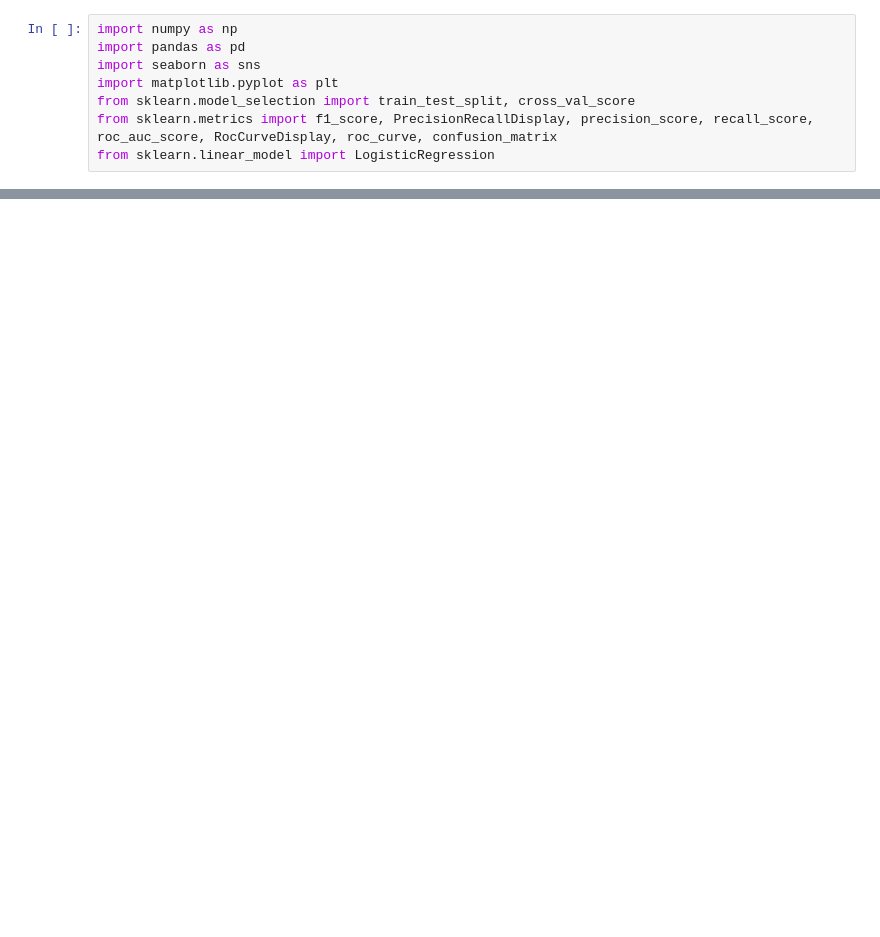
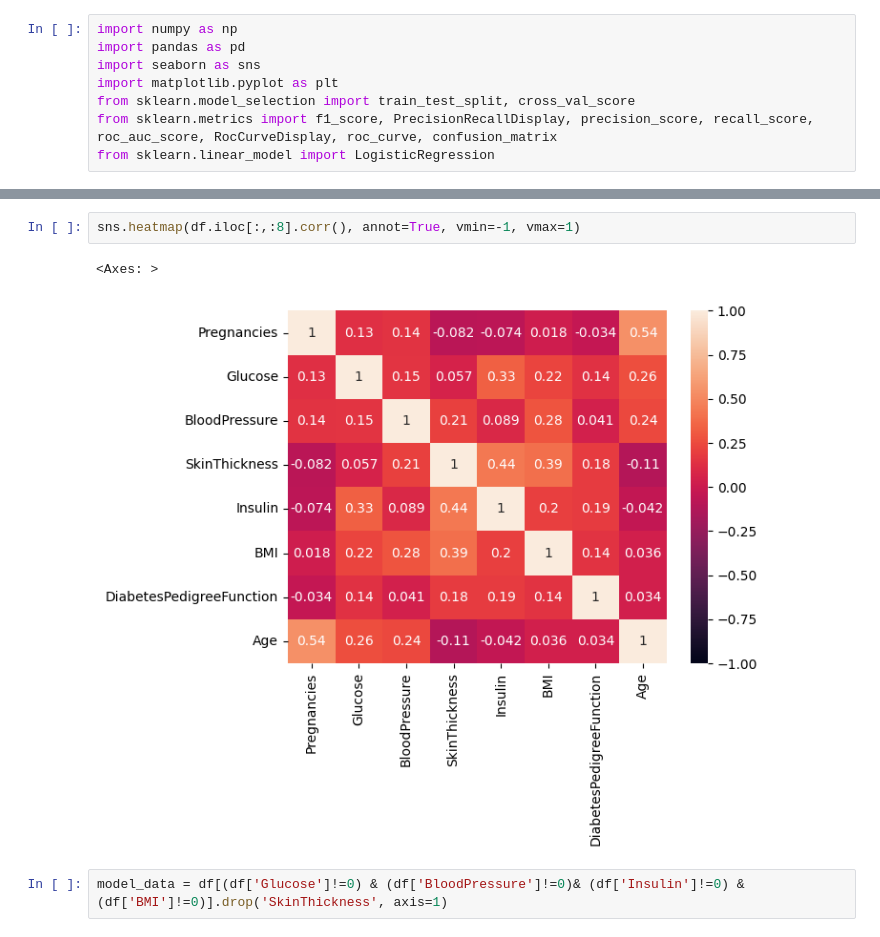
Before and after one commit to EvaW01/schulich_data_science_Xinyue-Wang, a Jupyter notebook: MBAN6110/Class8.ipynb, the cells around one changed output, grey strips where cells are left out. Drawn from its saved outputs; the diff is of its cells as text; blank space fills up the shorter version.

```diff
--- a/MBAN6110/Class8.ipynb
+++ b/MBAN6110/Class8.ipynb
@@ -22,0 +26,7 @@ df.describe()
+# %%
+sns.heatmap(df.iloc[:,:8].corr(), annot=True, vmin=-1, vmax=1)
+# %% [output]
+<Axes: >
+[figure, added]
+# %%
+model_data = df[(df['Glucose']!=0) & (df['BloodPressure']!=0)& (df['Insulin']!=0) &(df['BMI']!=0)].drop('SkinThickness', axis=1)
```
Also changed, not shown: parts of 48 cells of this notebook.
